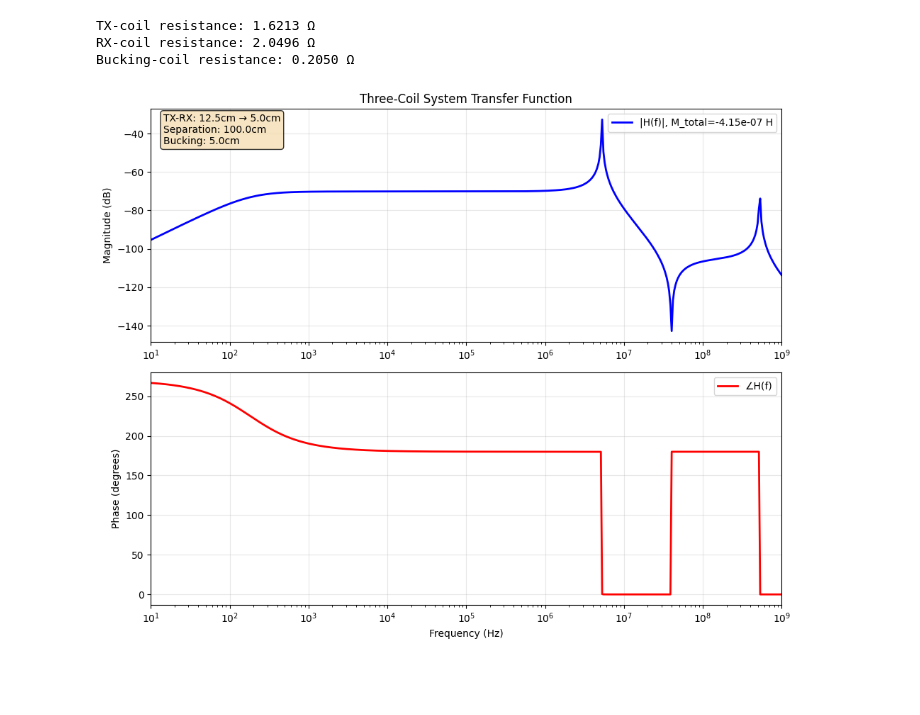
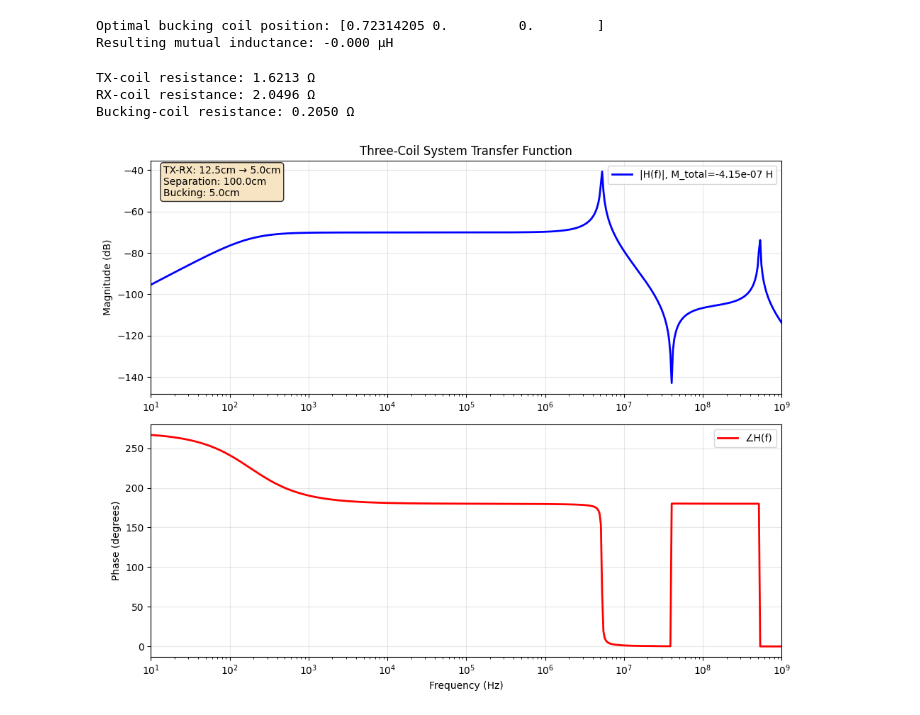
Before and after one commit to Tsuchijo/Opensource-FDEM-Surveyor, a Jupyter notebook: CoilDesign.ipynb, the cells around one changed output. Cells and saved outputs as stored; diff of their text form; code cells hidden in the pictures; blank space fills up the shorter version.

```diff
--- a/CoilDesign.ipynb
+++ b/CoilDesign.ipynb
@@ -38,10 +39,13 @@ bucking_coil = WoundCoil(
 
 system = ThreeCoilSystem(tx_coil, rx_coil, bucking_coil, spacing=0.005)
 # %%
-# ## Find optimal bucking coil position
-# system.find_bucking_distance(axis='x', bracket=[0.2, 0.9])
-# print(f"Optimal bucking coil position: {system.bucking_coil.position}")
-# print(f"Resulting mutual inductance: {system.M_total*1e6:.3f} µH")
+## Find optimal bucking coil position
+system.find_bucking_distance(axis='x', bracket=[0.2, 0.9])
+print(f"Optimal bucking coil position: {system.bucking_coil.position}")
+print(f"Resulting mutual inductance: {system.M_total*1e6:.3f} µH")
+# %% [output]
+Optimal bucking coil position: [0.72314205 0.         0.        ]
+Resulting mutual inductance: -0.000 µH
 # %%
 print("TX-coil resistance: {:.4f} Ω".format(tx_coil.resistance))
 print("RX-coil resistance: {:.4f} Ω".format(rx_coil.resistance))
@@ -51,6 +55,6 @@ TX-coil resistance: 1.6213 Ω
 RX-coil resistance: 2.0496 Ω
 Bucking-coil resistance: 0.2050 Ω
 # %%
-fig = system.plot_transfer_function(frequencies=np.logspace(1, 9, 500), R_load=1e9)
+fig = system.plot_transfer_function(frequencies=np.logspace(1, 9, 500))
 # %% [output]
-[figure, old version]
+[figure, new version]
```
Also changed, not shown: parts of 11 cells of this notebook, 5 other files.
